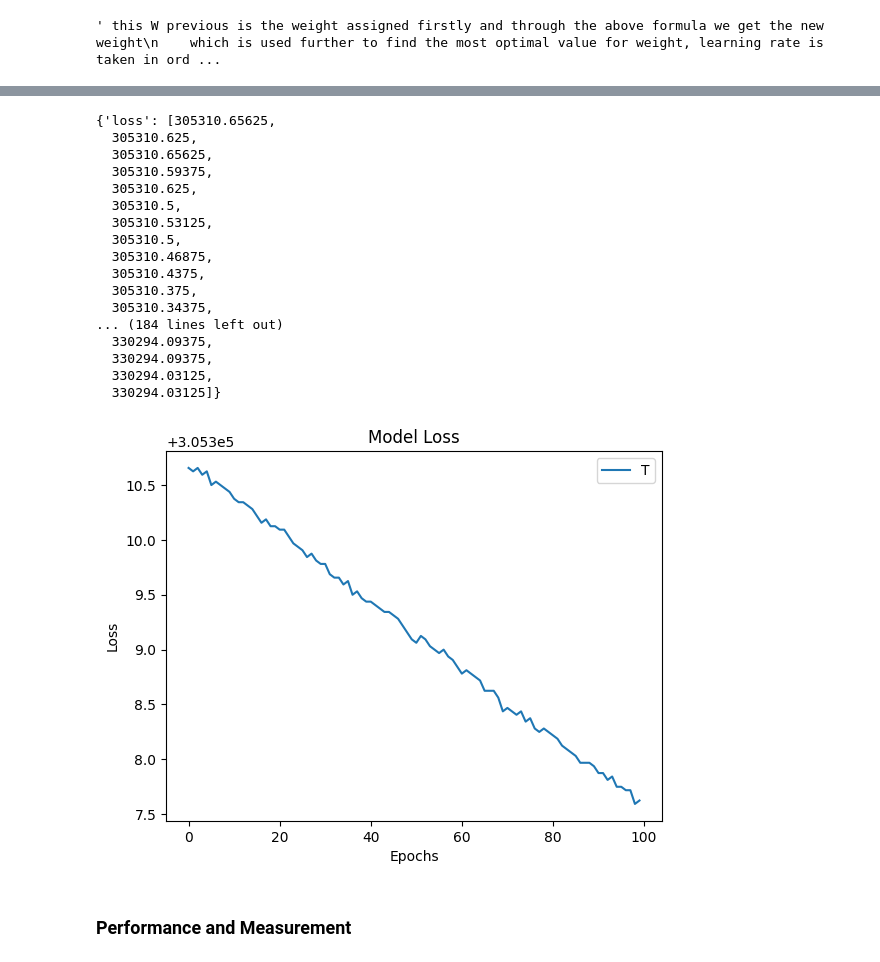
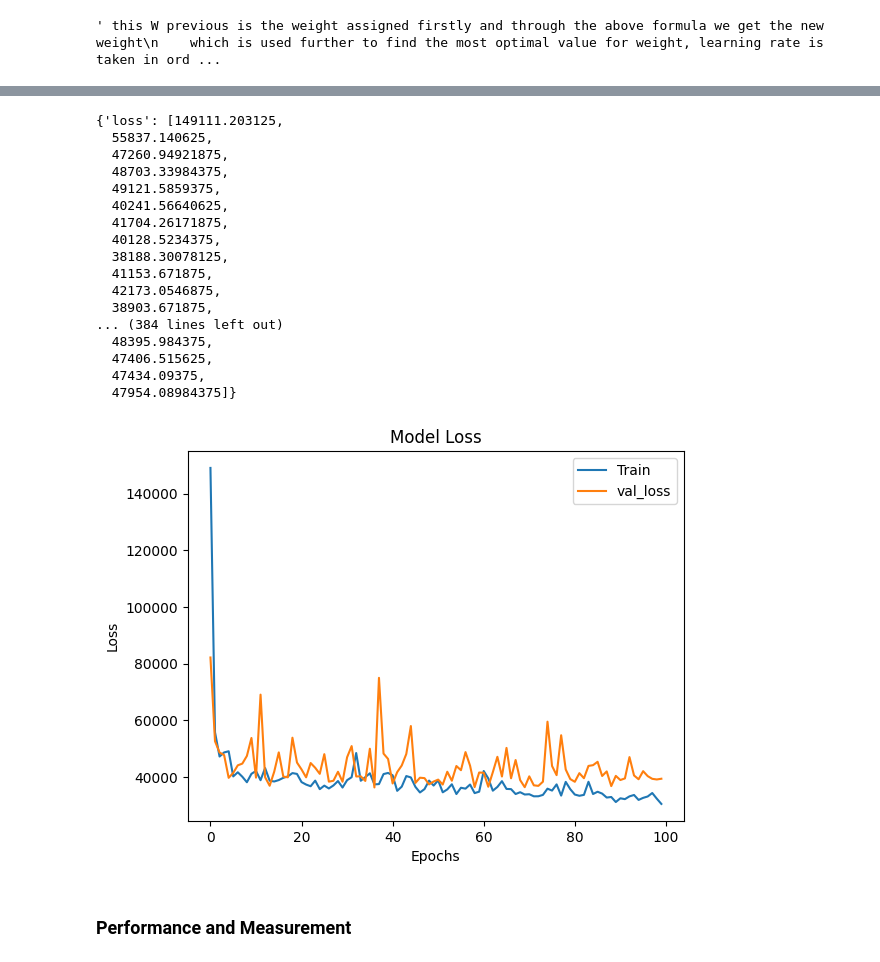
Before and after one commit to alihaider-ml/Deep_Learning_For_Computer_Vision, a Jupyter notebook: Deep_Learning_for_Computer_vision.ipynb, the cells around one changed output, grey strips where cells are left out. Cells and saved outputs as stored; diff of their text form; code cells hidden in the pictures.

```diff
--- a/Deep_Learning_for_Computer_vision.ipynb
+++ b/Deep_Learning_for_Computer_vision.ipynb
@@ -1515,7 +1530,7 @@ SyntaxError: incomplete input (ipython-input-4155309486.py, line 1)
 # %% [output]
 ' there is another technique to find the error which is mean absolute error\n    which can be find by using the formula mae=abs(Y actual - Y predicted)\n\n    it is preferable to use mae when the valu ...
 # %%
-model.compile(optimizer=Adam(), loss = MeanAbsoluteError(), metrics = [RootMeanSquaredError()])
+model.compile(optimizer=Adam(learning_rate=0.1), loss = MeanAbsoluteError(), metrics = [RootMeanSquaredError()])
 # %% [markdown]
 ### Training and Optimization
 # %%
@@ -1542,4 +1567,4 @@ model.compile(optimizer=Adam(), loss = MeanAbsoluteError(), metrics = [RootMeanS
 # %%
-history = model.fit(X, y, epochs=100, verbose=1)
+history = model.fit(X_train, Y_train, validation_data=(X_val, Y_val), epochs=100, verbose=1)
 # %% [output]
 Epoch 1/100
@@ -1562,32 +1587,33 @@ Epoch 100/100
 # %%
 history.history
 # %% [output]
-{'loss': [305310.65625,
-  305310.625,
-  305310.65625,
-  305310.59375,
-  305310.625,
-  305310.5,
-  305310.53125,
-  305310.5,
-  305310.46875,
-  305310.4375,
-  305310.375,
-  305310.34375,
-... (184 lines left out)
-  330294.09375,
-  330294.09375,
-  330294.03125,
-  330294.03125]}
+{'loss': [149111.203125,
+  55837.140625,
+  47260.94921875,
+  48703.33984375,
+  49121.5859375,
+  40241.56640625,
+  41704.26171875,
+  40128.5234375,
+  38188.30078125,
+  41153.671875,
+  42173.0546875,
+  38903.671875,
+... (384 lines left out)
+  48395.984375,
+  47406.515625,
+  47434.09375,
+  47954.08984375]}
 # %%
 plt.plot(history.history['loss'])
+plt.plot(history.history['val_loss'])
 plt.title('Model Loss')
 plt.xlabel('Epochs')
 plt.ylabel('Loss')
-plt.legend('Train')
+plt.legend(['Train', 'val_loss'])
 plt.show()
 # %% [output]
-[figure, old version]
+[figure, new version]
 # %% [markdown]
 ### Performance and Measurement
 # %%
```
Also changed, not shown: parts of 21 cells of this notebook.
